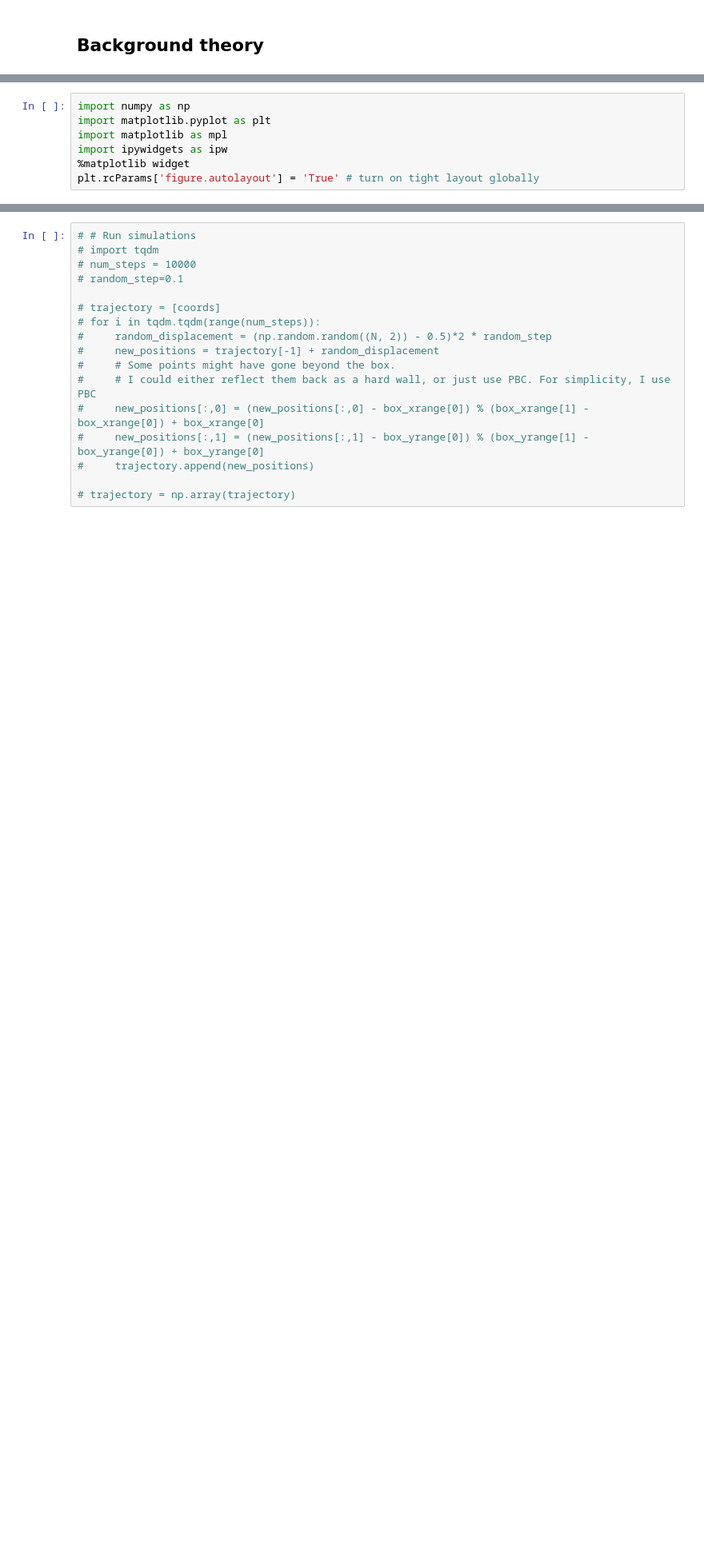
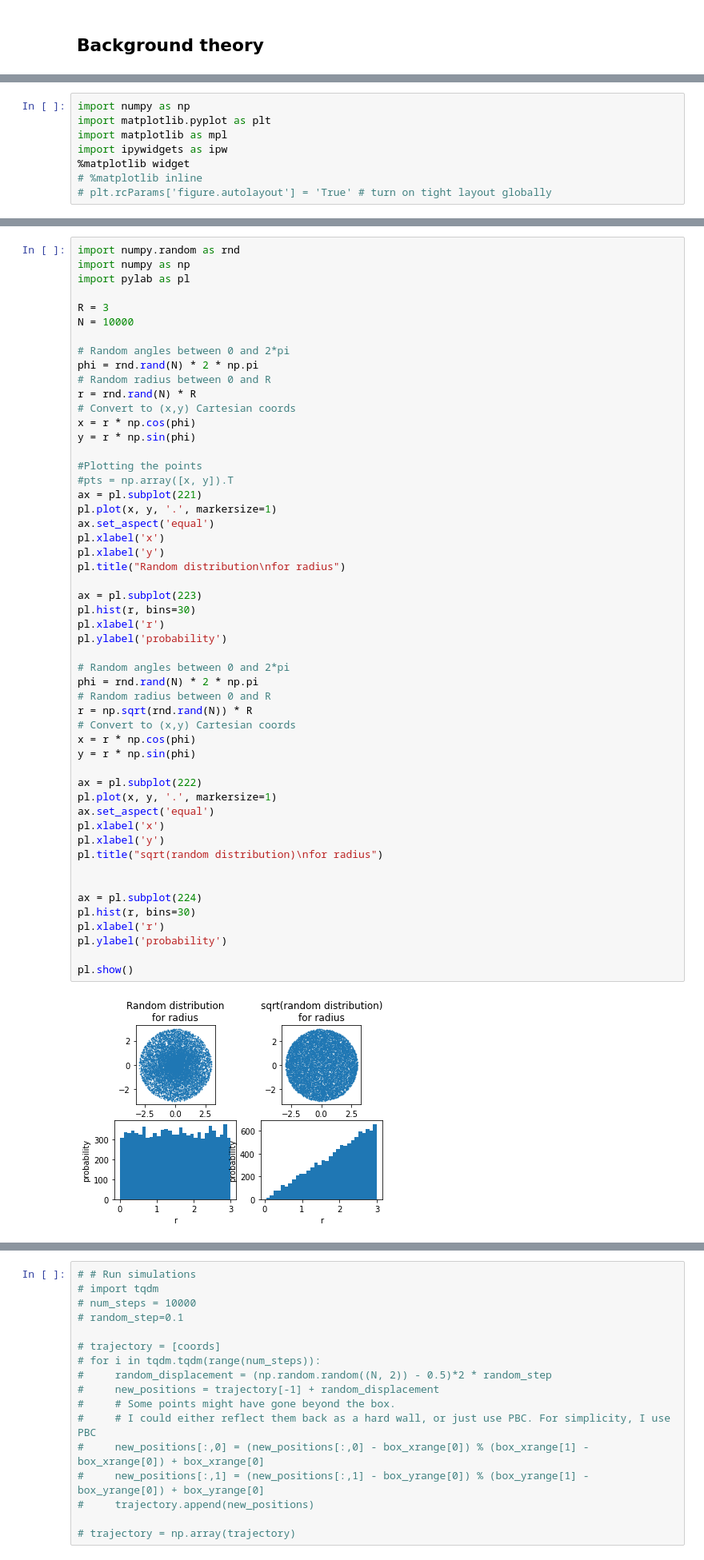
Before and after one commit to osscar-org/quantum-mechanics, a Jupyter notebook: notebook/quantum-mechanics/diffusion-from-random-2d.ipynb, the cells around one changed output, grey strips where cells are left out. Shown at 80% size. Drawn from its saved outputs; the diff is of its cells as text; blank space fills up the shorter version.

Commit message:
add radial distribution plot

```diff
--- a/notebook/quantum-mechanics/diffusion-from-random-2d.ipynb
+++ b/notebook/quantum-mechanics/diffusion-from-random-2d.ipynb
@@ -50,7 +45,8 @@ import matplotlib.pyplot as plt
 import matplotlib as mpl
 import ipywidgets as ipw
 %matplotlib widget
-plt.rcParams['figure.autolayout'] = 'True' # turn on tight layout globally
+# %matplotlib inline
+# plt.rcParams['figure.autolayout'] = 'True' # turn on tight layout globally
 # %%
 N = 1000
 box_xrange = (-10, 10)
@@ -71,0 +289,54 @@ play = ipw.Play(value=0, min=0, max=num_steps, step=100, disabled=True, interval
+# %%
+import numpy.random as rnd
+import numpy as np
+import pylab as pl
+
+R = 3
+N = 10000
+
+# Random angles between 0 and 2*pi
+phi = rnd.rand(N) * 2 * np.pi
+# Random radius between 0 and R
+r = rnd.rand(N) * R
+# Convert to (x,y) Cartesian coords
+x = r * np.cos(phi)
+y = r * np.sin(phi)
+
+#Plotting the points
+#pts = np.array([x, y]).T
+ax = pl.subplot(221)
+pl.plot(x, y, '.', markersize=1)
+ax.set_aspect('equal')
+pl.xlabel('x')
+pl.xlabel('y')
+pl.title("Random distribution\nfor radius")
+
+ax = pl.subplot(223)
+pl.hist(r, bins=30)
+pl.xlabel('r')
+pl.ylabel('probability')
+
+# Random angles between 0 and 2*pi
+phi = rnd.rand(N) * 2 * np.pi
+# Random radius between 0 and R
+r = np.sqrt(rnd.rand(N)) * R
+# Convert to (x,y) Cartesian coords
+x = r * np.cos(phi)
+y = r * np.sin(phi)
+
+ax = pl.subplot(222)
+pl.plot(x, y, '.', markersize=1)
+ax.set_aspect('equal')
+pl.xlabel('x')
+pl.xlabel('y')
+pl.title("sqrt(random distribution)\nfor radius")
+
+
+ax = pl.subplot(224)
+pl.hist(r, bins=30)
+pl.xlabel('r')
+pl.ylabel('probability')
+
+pl.show()
+# %% [output]
+[figure, added]
```
Also changed, not shown: parts of 16 cells of this notebook, 1 other file.
